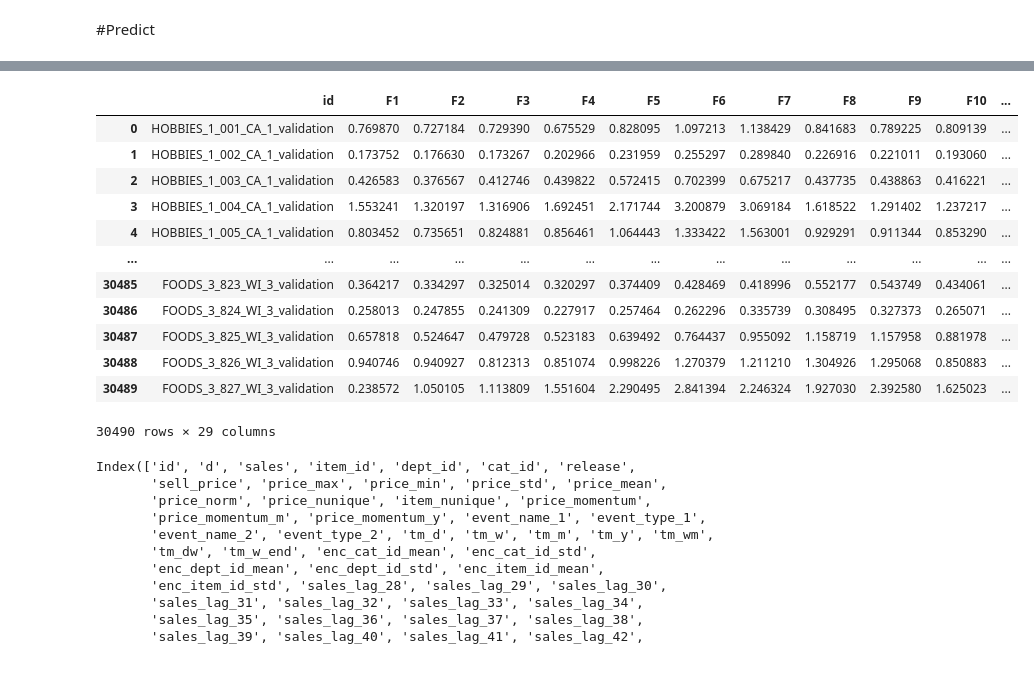
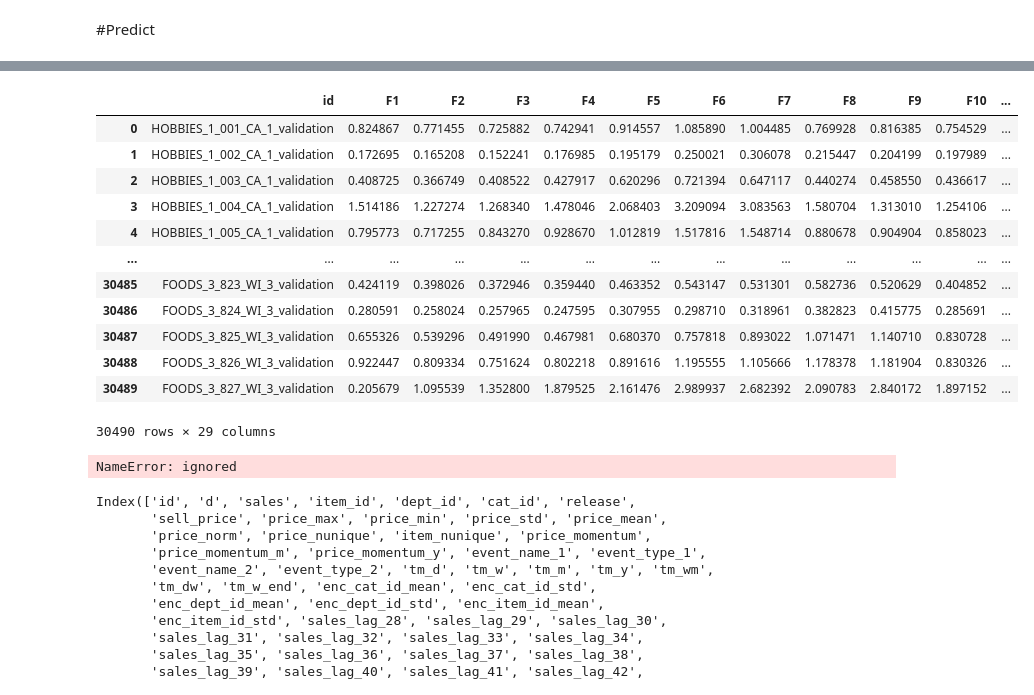
Before and after one commit to ipejun-ai/m5-accuracy, a Jupyter notebook: m5_three_shades_of_dark_darker_magic_cat.ipynb, the cells around one changed output, grey strips where cells are left out. Saved outputs shown, nothing was run; the diff lists cells and outputs as text; code cells hidden in the pictures.

Commit message:
0.49 dept_id

```diff
--- a/m5_three_shades_of_dark_darker_magic_cat.ipynb
+++ b/m5_three_shades_of_dark_darker_magic_cat.ipynb
@@ -427,18 +435,20 @@ Index(['id', 'd', 'sales', 'item_id', 'dept_id', 'cat_id', 'store_id',
        'rolling_mean_tmp_14_7', 'rolling_mean_tmp_14_14',
        'rolling_mean_tmp_14_30', 'rolling_mean_tmp_14_60', 'snap'],
       dtype='object')
+# %%
+features_columns.remove("feature")
 # %%
 ########################### Train Models
 #################################################################################
 #for store_id in STORES_IDS:
-for store_id,cat_id in itertools.product(STORES_IDS, CATEGORIES_IDS):
-    print('Train', store_id,cat_id)
+for store_id,dept_id in itertools.product(STORES_IDS, DEPTS_IDS):
+    print('Train', store_id,dept_id)
 
     # Get grid for current store
     #grid_df, features_columns = get_data_by_store(store_id)
-    grid_df=grid_df_all[(grid_df_all['store_id']==store_id) & (grid_df_all['cat_id']==cat_id) ]
-    grid_df=grid_df.drop(["store_id","cat_id"],axis=1)
-    features_columns=[x for x in features_columns if x not in ["store_id","cat_id"]]
+    grid_df=grid_df_all[(grid_df_all['store_id']==store_id) & (grid_df_all['dept_id']==dept_id) ]
+    grid_df=grid_df.drop(["store_id","cat_id","dept_id"],axis=1)
+    features_columns=[x for x in features_columns if x not in ["store_id","cat_id","dept_id"]]
 
     # Masks for
     # Train (All data less than 1913)
@@ -468,7 +478,7 @@ for store_id,cat_id in itertools.product(STORES_IDS, CATEGORIES_IDS):
     grid_df = grid_df[preds_mask].reset_index(drop=True)
     keep_cols = [col for col in list(grid_df) if '_tmp_' not in col]
     grid_df = grid_df[keep_cols]
-    grid_df.to_pickle('test_'+store_id+"_"+cat_id+'.pkl')
+    grid_df.to_pickle('test_'+store_id+"_"+dept_id+'.pkl')
     del grid_df
 
     # Launch seeder again to make lgb training 100% deterministic
@@ -488,8 +498,9 @@ for store_id,cat_id in itertools.product(STORES_IDS, CATEGORIES_IDS):
     # like estimator.predict(TEST, num_iteration=100)
     # num_iteration - number of iteration want to predict with,
     # NULL or <= 0 means use best iteration
-    model_name = AUX_MODELS+'lgb_model_'+store_id+"_"+cat_id+'_v'+str(VER)+'.bin'
-    pickle.dump(estimator, open(model_name, 'wb'))
+    model_name = AUX_MODELS+'lgb_model_'+store_id+"_"+dept_id+'_v'+str(VER)+'.bin'
+    if USE_AUX==False:
+      pickle.dump(estimator, open(model_name, 'wb'))
 
     # Remove temporary files and objects
     # to free some hdd space and ram memory
@@ -654,15 +665,15 @@ class WRMSSEEvaluator(object):
 # Create Dummy DataFrame to store predictions
 all_preds = pd.DataFrame()
 
-for store_id,cat_id in itertools.product(STORES_IDS, CATEGORIES_IDS):
+for store_id,dept_id in itertools.product(STORES_IDS, DEPTS_IDS):
 #for store_id in ["CA_1"]:
-    print('Predict', store_id, cat_id)
+    print('Predict', store_id, dept_id)
 
     # Get grid for current store
     #grid_df, features_columns = get_data_by_store(store_id)
-    grid_df=grid_df_all[(grid_df_all['store_id']==store_id) & (grid_df_all['cat_id']==cat_id) ]
-    grid_df=grid_df.drop(["store_id","cat_id"],axis=1)
-    features_columns=[x for x in features_columns if x not in ["store_id","cat_id"]]
+    grid_df=grid_df_all[(grid_df_all['store_id']==store_id) & (grid_df_all['dept_id']==dept_id) ]
+    grid_df=grid_df.drop(["store_id","cat_id","dept_id"],axis=1)
+    features_columns=[x for x in features_columns if x not in ["store_id","cat_id","dept_id"]]
     ##borutaで選択した特徴量に変換
     #features_columns=[x for x in features_columns if x in selected_feature]
 
@@ -698,7 +709,7 @@ for store_id,cat_id in itertools.product(STORES_IDS, CATEGORIES_IDS):
 
 
     #model_path = AUX_MODELS + 'lgb_model_'+store_id+'_v'+str(VER)+'.bin'
-    model_path=AUX_MODELS+'lgb_model_'+store_id+"_"+cat_id+'_v'+str(VER)+'.bin'
+    model_path=AUX_MODELS+'lgb_model_'+store_id+"_"+dept_id+'_v'+str(VER)+'.bin'
     if USE_AUX:
         model_path = model_path
 
@@ -709,8 +720,8 @@ for store_id,cat_id in itertools.product(STORES_IDS, CATEGORIES_IDS):
     temp_df=grid_df[valid_mask][["id","d"]].copy()
     temp_df[TARGET]=pred_y
     temp_df["store_id"]=store_id
-    temp_df["cat_id"]=cat_id
-    temp_df=temp_df.pivot_table(values=["sales"],columns=['d'],index=["id","store_id","cat_id"],aggfunc='sum')
+    temp_df["dept_id"]=dept_id
+    temp_df=temp_df.pivot_table(values=["sales"],columns=['d'],index=["id","store_id","dept_id"],aggfunc='sum')
 
 
 
@@ -929,26 +940,28 @@ for PREDICT_DAY in range(1,29):
     grid_df = base_test.copy()
     grid_df = pd.concat([grid_df, df_parallelize_run(make_lag_roll, ROLS_SPLIT)], axis=1)
 
-    for store_id,cat_id in itertools.product(STORES_IDS, CATEGORIES_IDS):
+    for store_id,dept_id in itertools.product(STORES_IDS, DEPTS_IDS):
 
         # Read all our models and make predictions
         # for each day/store pairs
-        model_path = AUX_MODELS + 'lgb_model_'+store_id+"_"+cat_id+'_v'+str(VER)+'.bin'
+        model_path = AUX_MODELS + 'lgb_model_'+store_id+"_"+dept_id+'_v'+str(VER)+'.bin'
         if USE_AUX:
-            model_path = AUX_MODELS + model_path
+            model_path =  model_path
 
         estimator = pickle.load(open(model_path, 'rb'))
 
         day_mask = base_test['d']==(END_TRAIN+PREDICT_DAY)
-        store_mask = (base_test['store_id']==store_id) & (base_test['cat_id']==cat_id)
+        store_mask = (base_test['store_id']==store_id) & (base_test['dept_id']==dept_id)
 
         mask = (day_mask)&(store_mask)
+        #print(store_id,dept_id)
         base_test[TARGET][mask] = estimator.predict(grid_df[mask][MODEL_FEATURES])
 
     # Make good column naming and add
     # to all_preds DataFrame
     temp_df = base_test[day_mask][['id',TARGET]]
     temp_df.columns = ['id','F'+str(PREDICT_DAY)]
+    #print(temp_df)
     if 'id' in list(all_preds):
         all_preds = all_preds.merge(temp_df, on=['id'], how='left')
     else:
@@ -982,16 +995,20 @@ Predict | Day: 28
 |  | id | F1 | F2 | F3 | F4 | F5 | F6 | F7 | F8 | F9 | F10 | ... |
-| 0 | HOBBIES_1_001_CA_1_validation | 0.769870 | 0.727184 | 0.729390 | 0.675529 | 0.828095 | 1.097213 | 1.138429 | 0.841683 | 0.789225 | 0.809139 | ... |
-| 1 | HOBBIES_1_002_CA_1_validation | 0.173752 | 0.176630 | 0.173267 | 0.202966 | 0.231959 | 0.255297 | 0.289840 | 0.226916 | 0.221011 | 0.193060 | ... |
-| 2 | HOBBIES_1_003_CA_1_validation | 0.426583 | 0.376567 | 0.412746 | 0.439822 | 0.572415 | 0.702399 | 0.675217 | 0.437735 | 0.438863 | 0.416221 | ... |
-| 3 | HOBBIES_1_004_CA_1_validation | 1.553241 | 1.320197 | 1.316906 | 1.692451 | 2.171744 | 3.200879 | 3.069184 | 1.618522 | 1.291402 | 1.237217 | ... |
-| 4 | HOBBIES_1_005_CA_1_validation | 0.803452 | 0.735651 | 0.824881 | 0.856461 | 1.064443 | 1.333422 | 1.563001 | 0.929291 | 0.911344 | 0.853290 | ... |
+| 0 | HOBBIES_1_001_CA_1_validation | 0.824867 | 0.771455 | 0.725882 | 0.742941 | 0.914557 | 1.085890 | 1.004485 | 0.769928 | 0.816385 | 0.754529 | ... |
+| 1 | HOBBIES_1_002_CA_1_validation | 0.172695 | 0.165208 | 0.152241 | 0.176985 | 0.195179 | 0.250021 | 0.306078 | 0.215447 | 0.204199 | 0.197989 | ... |
+| 2 | HOBBIES_1_003_CA_1_validation | 0.408725 | 0.366749 | 0.408522 | 0.427917 | 0.620296 | 0.721394 | 0.647117 | 0.440274 | 0.458550 | 0.436617 | ... |
+| 3 | HOBBIES_1_004_CA_1_validation | 1.514186 | 1.227274 | 1.268340 | 1.478046 | 2.068403 | 3.209094 | 3.083563 | 1.580704 | 1.313010 | 1.254106 | ... |
+| 4 | HOBBIES_1_005_CA_1_validation | 0.795773 | 0.717255 | 0.843270 | 0.928670 | 1.012819 | 1.517816 | 1.548714 | 0.880678 | 0.904904 | 0.858023 | ... |
 | ... | ... | ... | ... | ... | ... | ... | ... | ... | ... | ... | ... | ... |
-| 30485 | FOODS_3_823_WI_3_validation | 0.364217 | 0.334297 | 0.325014 | 0.320297 | 0.374409 | 0.428469 | 0.418996 | 0.552177 | 0.543749 | 0.434061 | ... |
-| 30486 | FOODS_3_824_WI_3_validation | 0.258013 | 0.247855 | 0.241309 | 0.227917 | 0.257464 | 0.262296 | 0.335739 | 0.308495 | 0.327373 | 0.265071 | ... |
-| 30487 | FOODS_3_825_WI_3_validation | 0.657818 | 0.524647 | 0.479728 | 0.523183 | 0.639492 | 0.764437 | 0.955092 | 1.158719 | 1.157958 | 0.881978 | ... |
-| 30488 | FOODS_3_826_WI_3_validation | 0.940746 | 0.940927 | 0.812313 | 0.851074 | 0.998226 | 1.270379 | 1.211210 | 1.304926 | 1.295068 | 0.850883 | ... |
-| 30489 | FOODS_3_827_WI_3_validation | 0.238572 | 1.050105 | 1.113809 | 1.551604 | 2.290495 | 2.841394 | 2.246324 | 1.927030 | 2.392580 | 1.625023 | ... |
+| 30485 | FOODS_3_823_WI_3_validation | 0.424119 | 0.398026 | 0.372946 | 0.359440 | 0.463352 | 0.543147 | 0.531301 | 0.582736 | 0.520629 | 0.404852 | ... |
+| 30486 | FOODS_3_824_WI_3_validation | 0.280591 | 0.258024 | 0.257965 | 0.247595 | 0.307955 | 0.298710 | 0.318961 | 0.382823 | 0.415775 | 0.285691 | ... |
+| 30487 | FOODS_3_825_WI_3_validation | 0.655326 | 0.539296 | 0.491990 | 0.467981 | 0.680370 | 0.757818 | 0.893022 | 1.071471 | 1.140710 | 0.830728 | ... |
+| 30488 | FOODS_3_826_WI_3_validation | 0.922447 | 0.809334 | 0.751624 | 0.802218 | 0.891616 | 1.195555 | 1.105666 | 1.178378 | 1.181904 | 0.830326 | ... |
+| 30489 | FOODS_3_827_WI_3_validation | 0.205679 | 1.095539 | 1.352800 | 1.879525 | 2.161476 | 2.989937 | 2.682392 | 2.090783 | 2.840172 | 1.897152 | ... |
 30490 rows × 29 columns
+# %%
+temp_df[~(temp_df["F1"]>0)]
+# %% [output]
+NameError: ignored
 # %%
 ########################### Export
 #################################################################################
```
Also changed, not shown: parts of 7 cells of this notebook.
